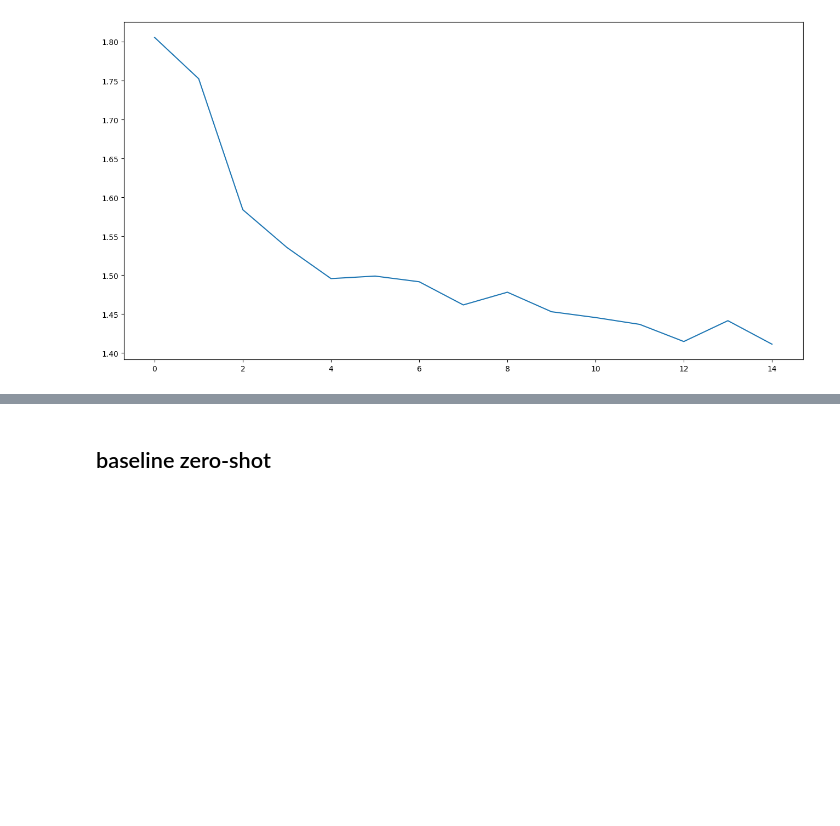
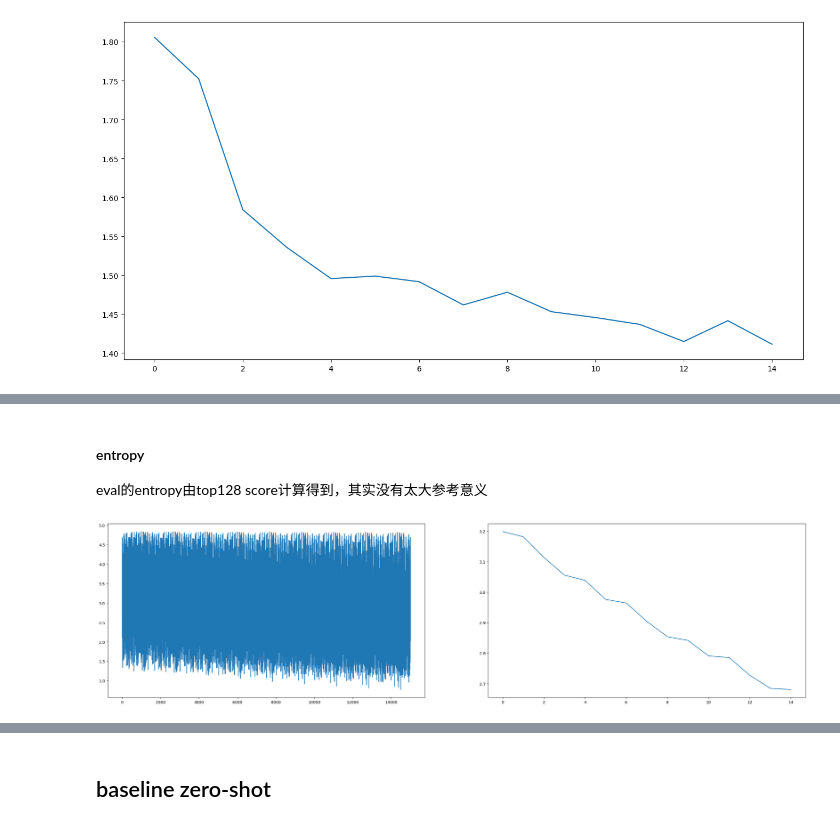
Before and after one commit to nkuzjh/LAVIS, a Jupyter notebook: debug_experiments_statistic_analysis.ipynb, the cells around one changed output, grey strips where cells are left out. Saved outputs shown, nothing was run; the diff lists cells and outputs as text; code cells hidden in the pictures; blank space fills up the shorter version.

```diff
--- a/debug_experiments_statistic_analysis.ipynb
+++ b/debug_experiments_statistic_analysis.ipynb
@@ -913,0 +986,34 @@ plt.show()
+# %% [markdown]
+#### entropy
+eval的entropy由top128 score计算得到，其实没有太大参考意义
+# %%
+entropy_list = []
+mv_avg_entropy_list = []
+i = 0
+mv_avg_entropy = 0
+mv_avg_num = 1000
+
+for log_dict in eval_coeffi_lists:
+    i += 1
+    # print(log_dict["entropy"])
+    entropy = np.mean(log_dict["entropy"])
+    # print(entropy)
+    mv_avg_entropy += entropy / mv_avg_num
+    if i == mv_avg_num:
+        mv_avg_entropy_list.append(mv_avg_entropy)
+        mv_avg_entropy = 0
+        i = 0
+
+    entropy_list.append(entropy)
+    # break
+
+import matplotlib.pyplot as plt
+
+plt.figure(figsize=(32,8))
+plt.subplot(1,2,1)
+plt.plot( entropy_list)
+plt.subplot(1,2,2)
+plt.plot( mv_avg_entropy_list)
+plt.show()
+# %% [output]
+[figure, added]
```
Also changed, not shown: parts of 35 cells of this notebook.
